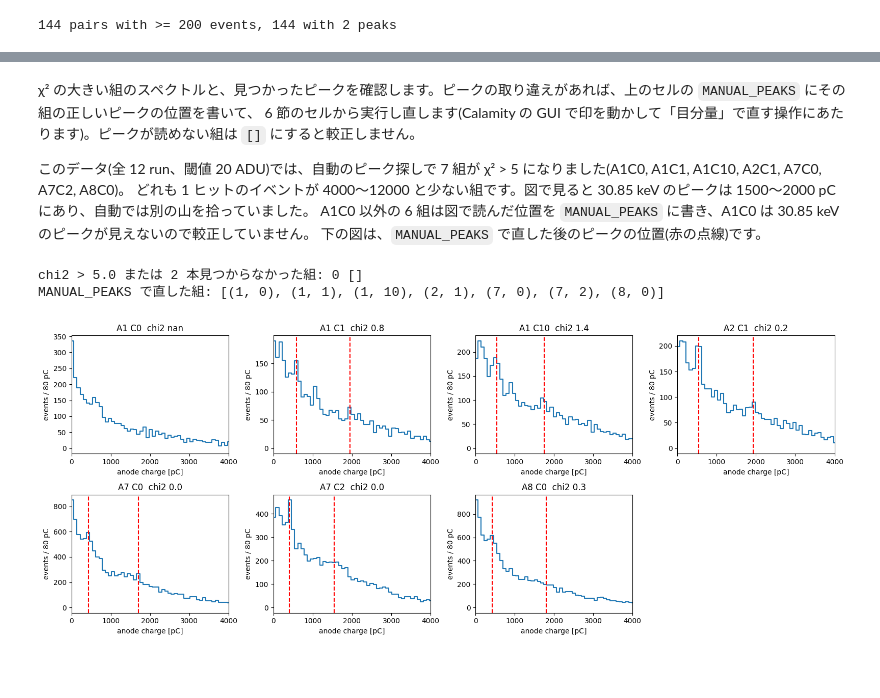
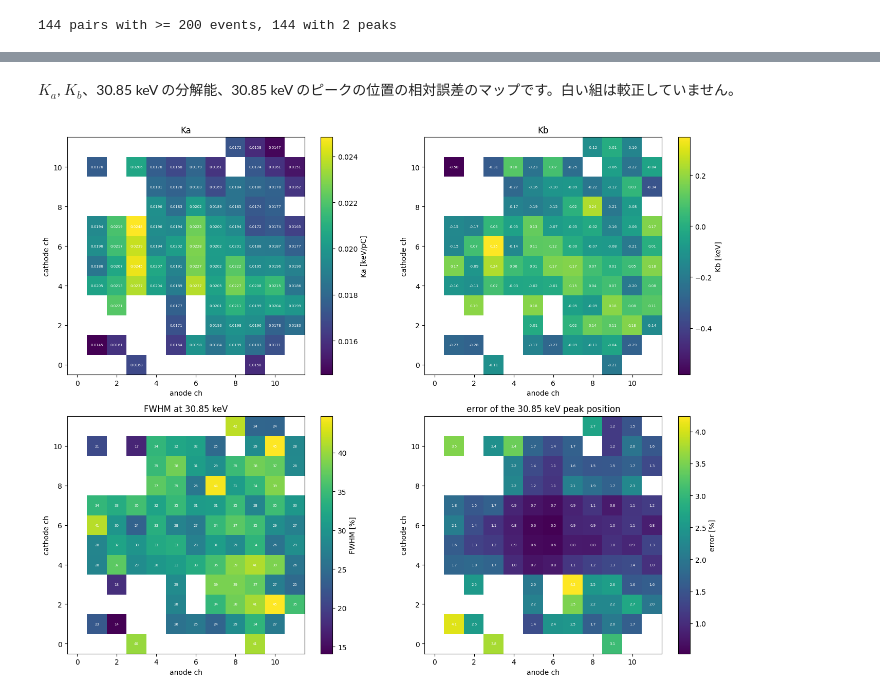
Before and after one commit to SMILE-tool-box/EricaNext_try, a Jupyter notebook: tutorials_caldata/4_MakeCalibration/GainMap.ipynb, the cells around one changed output, grey strips where cells are left out. Saved outputs shown, nothing was run; the diff lists cells and outputs as text; code cells hidden in the pictures; blank space fills up the shorter version.

```diff
--- a/tutorials_caldata/4_MakeCalibration/GainMap.ipynb
+++ b/tutorials_caldata/4_MakeCalibration/GainMap.ipynb
@@ -296,34 +472,12 @@ fig.tight_layout()
-# %% [markdown]
-χ² の大きい組のスペクトルと、見つかったピークを確認します。ピークの取り違えがあれば、上のセルの `MANUAL_PEAKS` にその組の正しいピークの位置を書いて、
-6 節のセルから実行し直します(Calamity の GUI で印を動かして「目分量」で直す操作にあたります)。ピークが読めない組は `[]` にすると較正しません。
-
-このデータ(全 12 run、閾値 20 ADU)では、自動のピーク探しで 7 組が χ² > 5 になりました(A1C0, A1C1, A1C10, A2C1, A7C0, A7C2, A8C0)。
-どれも 1 ヒットのイベントが 4000〜12000 と少ない組です。図で見ると 30.85 keV のピークは 1500〜2000 pC にあり、自動では別の山を拾っていました。
-A1C0 以外の 6 組は図で読んだ位置を `MANUAL_PEAKS` に書き、A1C0 は 30.85 keV のピークが見えないので較正していません。
-下の図は、`MANUAL_PEAKS` で直した後のピークの位置(赤の点線)です。
-# %%
-CHI2_MAX = 5.
-bad = sorted([k for k, v in cal.items() if v[2] > CHI2_MAX] + [k for k, p in peaks.items() if len(p) != len(PEAK_KEV)])
-print(f"chi2 > {CHI2_MAX} または 2 本見つからなかった組: {len(bad)}", bad[:30])
-print("MANUAL_PEAKS で直した組:", sorted(MANUAL_PEAKS))
-show = sorted(set(bad[:12]) | set(MANUAL_PEAKS)) or sorted(cal)[:6]
-nrow = int(np.ceil(len(show) / 4))
-fig, ax = plt.subplots(nrow, 4, figsize=(16, 3.2 * nrow), squeeze=False)
-for a_, (a, c) in zip(ax.flat, show):
-    h = spectrum(a, c); h.Rebin(REBIN)
-    x = [h.GetBinCenter(i) for i in range(1, h.GetNbinsX() + 1)]
-    y = [h.GetBinContent(i) for i in range(1, h.GetNbinsX() + 1)]
-    a_.step(x, y, where="mid")
-    for xp in MANUAL_PEAKS.get((a, c), peaks.get((a, c), [])):
-        a_.axvline(xp, color="r", ls="--")
-    chi = cal[(a, c)][2] if (a, c) in cal else float("nan")
-    a_.set_xlim(0, 4000); a_.set_title(f"A{a} C{c}  chi2 {chi:.1f}")
-    a_.set_xlabel("anode charge [pC]"); a_.set_ylabel(f"events / {2 * REBIN} pC")
-for a_ in ax.flat[len(show):]:
-    a_.axis("off")
-fig.tight_layout()
-# %% [output]
-chi2 > 5.0 または 2 本見つからなかった組: 0 []
-MANUAL_PEAKS で直した組: [(1, 0), (1, 1), (1, 10), (2, 1), (7, 0), (7, 2), (8, 0)]
-[figure, removed]
+# %% [markdown]
+$K_a$, $K_b$、30.85 keV の分解能、30.85 keV のピークの位置の相対誤差のマップです。白い組は較正していません。
+# %%
+fig, ax = plt.subplots(2, 2, figsize=(14, 11))
+pair_map({k: v[0] for k, v in cal.items()}, "Ka", "Ka [keV/pC]", ax[0, 0], "{:.4f}")
+pair_map({k: v[1] for k, v in cal.items()}, "Kb", "Kb [keV]", ax[0, 1], "{:.2f}")
+pair_map({k: fits[k][0]["sigma"] / fits[k][0]["mu"] * 235 for k in cal}, "FWHM at 30.85 keV", "FWHM [%]", ax[1, 0], "{:.0f}")
+pair_map({k: fits[k][0]["mu_err"] / fits[k][0]["mu"] * 100 for k in cal}, "error of the 30.85 keV peak position", "error [%]", ax[1, 1], "{:.1f}")
+fig.tight_layout()
+# %% [output]
+[figure, added]
 # %% [markdown]
```
Also changed, not shown: parts of 20 cells of this notebook, 42 other files.
